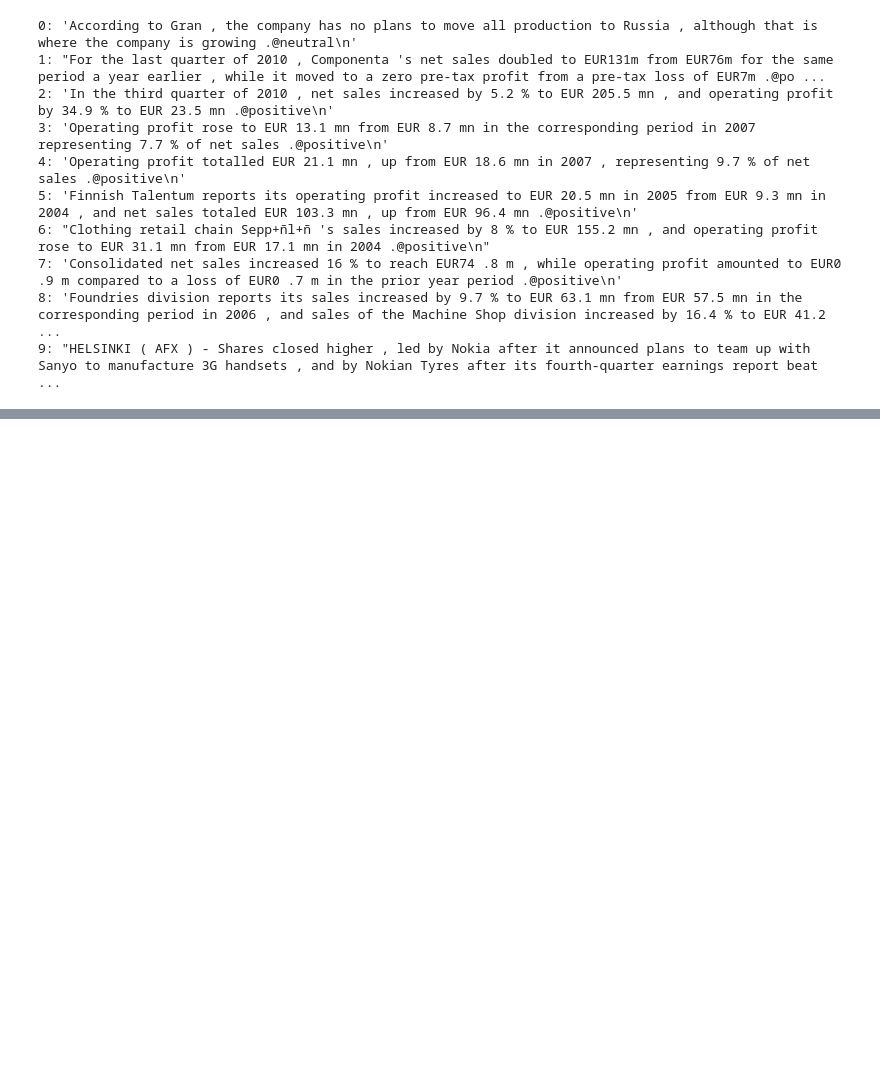
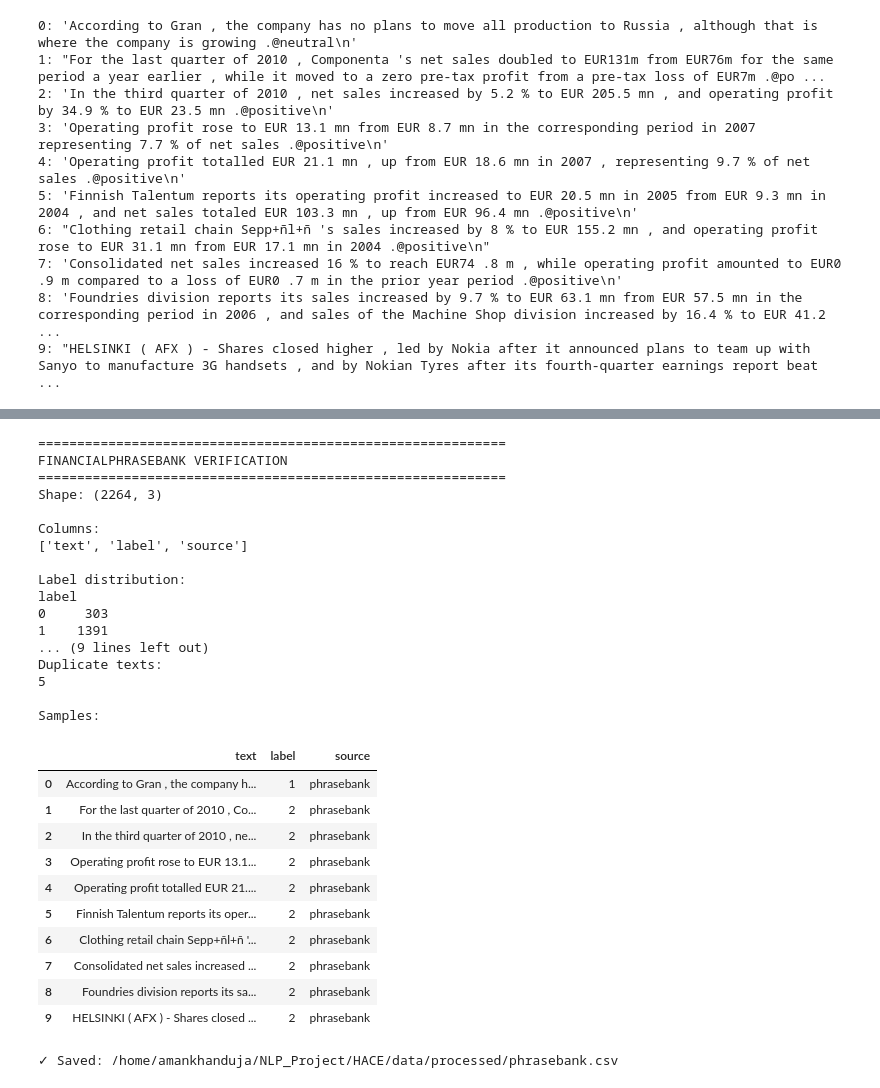
Before and after one commit to Sealie145/HACE_Financial_Sentiment_Analysis, a Jupyter notebook: notebooks/01_data_preparation.ipynb, the cells around one changed output, grey strips where cells are left out. Drawn from its saved outputs; the diff is of its cells as text; code cells hidden in the pictures; blank space fills up the shorter version.

```diff
--- a/notebooks/01_data_preparation.ipynb
+++ b/notebooks/01_data_preparation.ipynb
@@ -583,0 +1334,77 @@ def label_distribution(df, name, label_column):
+# %%
+# ============================================================
+# CELL 22 — VERIFY PHRASEBANK
+# ============================================================
+
+print("=" * 60)
+print("FINANCIALPHRASEBANK VERIFICATION")
+print("=" * 60)
+
+print("Shape:", phrasebank_normalized.shape)
+
+print("\nColumns:")
+print(phrasebank_normalized.columns.tolist())
+
+print("\nLabel distribution:")
+print(
+    phrasebank_normalized["label"]
+    .value_counts()
+    .sort_index()
+)
+
+print("\nMissing values:")
+print(
+    phrasebank_normalized.isnull().sum()
+)
+
+print("\nDuplicate texts:")
+print(
+    phrasebank_normalized["text"].duplicated().sum()
+)
+
+print("\nSamples:")
+display(
+    phrasebank_normalized.head(10)
+)
+
+
+# Save
+phrasebank_normalized.to_csv(
+    PROCESSED_DIR / "phrasebank.csv",
+    index=False
+)
+
+print(
+    "\n✓ Saved:",
+    PROCESSED_DIR / "phrasebank.csv"
+)
+# %% [output]
+============================================================
+FINANCIALPHRASEBANK VERIFICATION
+============================================================
+Shape: (2264, 3)
+
+Columns:
+['text', 'label', 'source']
+
+Label distribution:
+label
+0     303
+1    1391
+... (9 lines left out)
+Duplicate texts:
+5
+
+Samples:
+|  | text | label | source |
+| 0 | According to Gran , the company h... | 1 | phrasebank |
+| 1 | For the last quarter of 2010 , Co... | 2 | phrasebank |
+| 2 | In the third quarter of 2010 , ne... | 2 | phrasebank |
+| 3 | Operating profit rose to EUR 13.1... | 2 | phrasebank |
+| 4 | Operating profit totalled EUR 21.... | 2 | phrasebank |
+| 5 | Finnish Talentum reports its oper... | 2 | phrasebank |
+| 6 | Clothing retail chain Sepp+ñl+ñ '... | 2 | phrasebank |
+| 7 | Consolidated net sales increased ... | 2 | phrasebank |
+| 8 | Foundries division reports its sa... | 2 | phrasebank |
+| 9 | HELSINKI ( AFX ) - Shares closed ... | 2 | phrasebank |
+✓ Saved: /home/amankhanduja/NLP_Project/HACE/data/processed/phrasebank.csv
```
Also changed, not shown: parts of 11 cells of this notebook.
